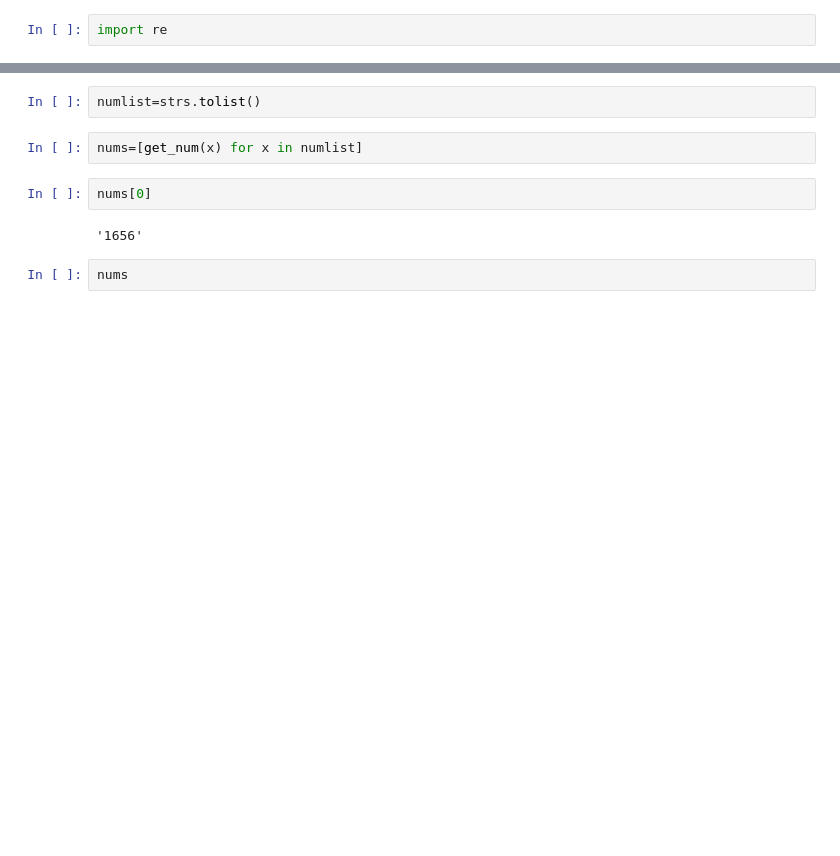
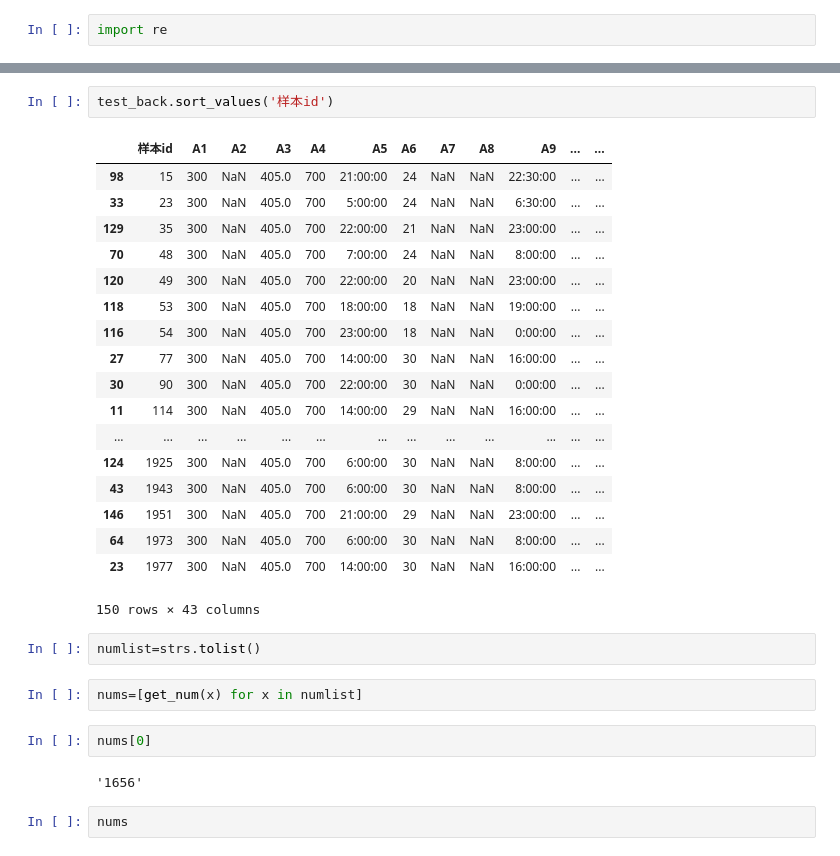
Before and after one commit to zerkvii/jinnan, a Jupyter notebook: data/readdata.ipynb, the cells around one changed output, grey strips where cells are left out. Saved outputs shown, nothing was run; the diff lists cells and outputs as text; blank space fills up the shorter version.

```diff
--- a/data/readdata.ipynb
+++ b/data/readdata.ipynb
@@ -30,3 +104,24 @@ strs=test['样本id']
+# %%
+test_back.sort_values('样本id')
+# %% [output]
+|  | 样本id | A1 | A2 | A3 | A4 | A5 | A6 | A7 | A8 | A9 | ... | ... |
+| 98 | 15 | 300 | NaN | 405.0 | 700 | 21:00:00 | 24 | NaN | NaN | 22:30:00 | ... | ... |
+| 33 | 23 | 300 | NaN | 405.0 | 700 | 5:00:00 | 24 | NaN | NaN | 6:30:00 | ... | ... |
+| 129 | 35 | 300 | NaN | 405.0 | 700 | 22:00:00 | 21 | NaN | NaN | 23:00:00 | ... | ... |
+| 70 | 48 | 300 | NaN | 405.0 | 700 | 7:00:00 | 24 | NaN | NaN | 8:00:00 | ... | ... |
+| 120 | 49 | 300 | NaN | 405.0 | 700 | 22:00:00 | 20 | NaN | NaN | 23:00:00 | ... | ... |
+| 118 | 53 | 300 | NaN | 405.0 | 700 | 18:00:00 | 18 | NaN | NaN | 19:00:00 | ... | ... |
+| 116 | 54 | 300 | NaN | 405.0 | 700 | 23:00:00 | 18 | NaN | NaN | 0:00:00 | ... | ... |
+| 27 | 77 | 300 | NaN | 405.0 | 700 | 14:00:00 | 30 | NaN | NaN | 16:00:00 | ... | ... |
+| 30 | 90 | 300 | NaN | 405.0 | 700 | 22:00:00 | 30 | NaN | NaN | 0:00:00 | ... | ... |
+| 11 | 114 | 300 | NaN | 405.0 | 700 | 14:00:00 | 29 | NaN | NaN | 16:00:00 | ... | ... |
+| ... | ... | ... | ... | ... | ... | ... | ... | ... | ... | ... | ... | ... |
+| 124 | 1925 | 300 | NaN | 405.0 | 700 | 6:00:00 | 30 | NaN | NaN | 8:00:00 | ... | ... |
+| 43 | 1943 | 300 | NaN | 405.0 | 700 | 6:00:00 | 30 | NaN | NaN | 8:00:00 | ... | ... |
+| 146 | 1951 | 300 | NaN | 405.0 | 700 | 21:00:00 | 29 | NaN | NaN | 23:00:00 | ... | ... |
+| 64 | 1973 | 300 | NaN | 405.0 | 700 | 6:00:00 | 30 | NaN | NaN | 8:00:00 | ... | ... |
+| 23 | 1977 | 300 | NaN | 405.0 | 700 | 14:00:00 | 30 | NaN | NaN | 16:00:00 | ... | ... |
+150 rows × 43 columns
 # %%
 numlist=strs.tolist()
 # %%
```
Also changed, not shown: parts of 21 cells of this notebook, 5 other files.
